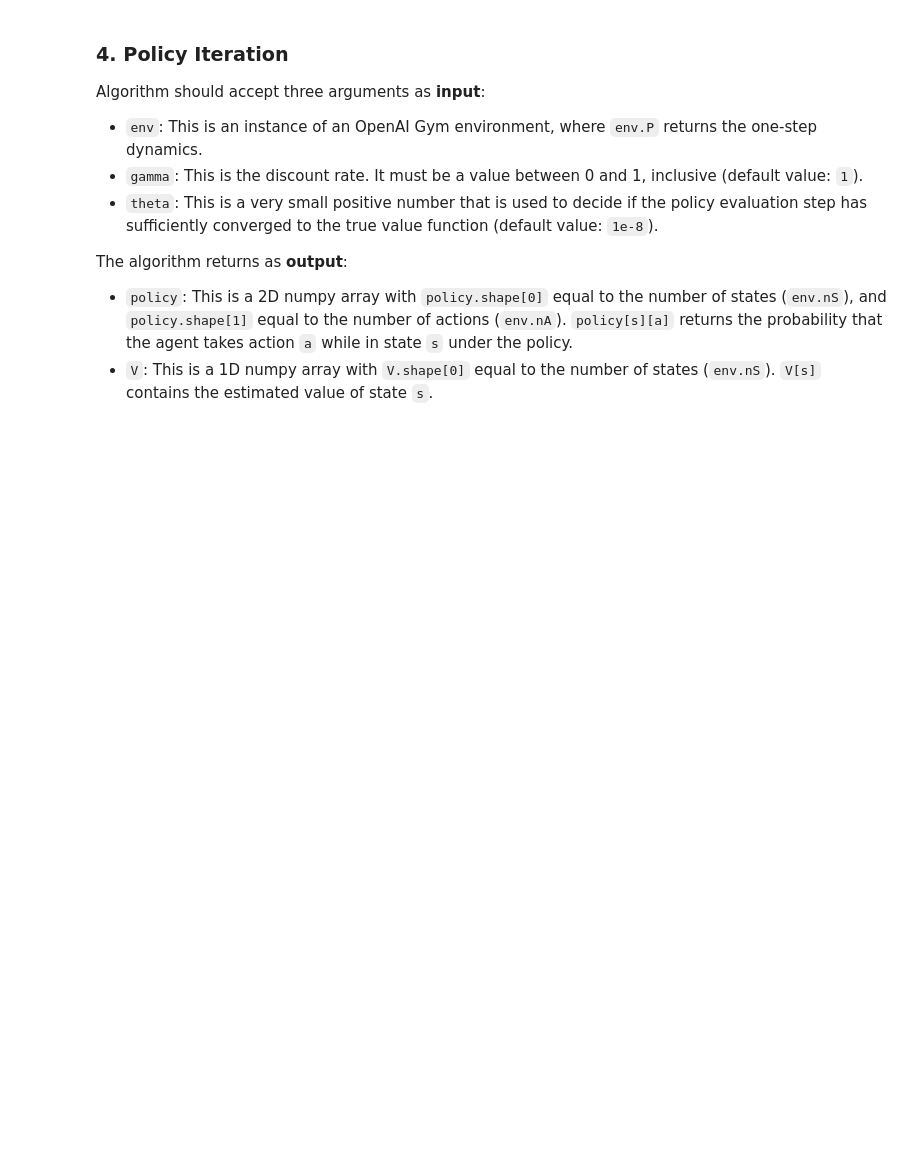
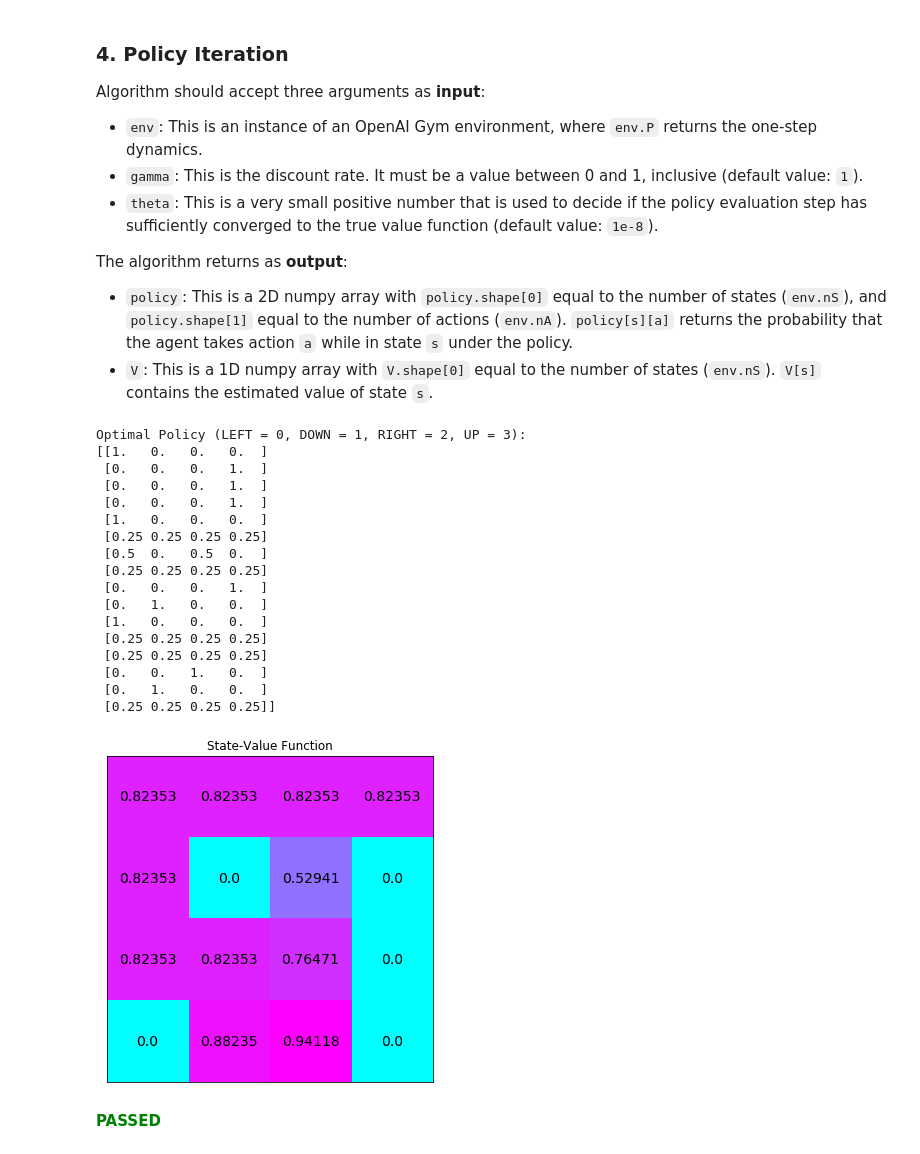
Before and after one commit to hoangchunghien/Frozen-Lake, a Jupyter notebook: dynamic_programming.ipynb, the cells around one changed output. Cells and saved outputs as stored; diff of their text form; code cells hidden in the pictures; blank space fills up the shorter version.

```diff
--- a/dynamic_programming.ipynb
+++ b/dynamic_programming.ipynb
@@ -173,6 +173,40 @@ def policy_iteration(env, gamma=1, theta=1e-8):
         new_policy = policy_improvement(env, V, gamma)
 
         # Stop if the policy is unchanged after an improvement step
-        if (np.all(policy, new_policy) )
+        if (new_policy == policy).all():
+            break
+
         policy = copy.copy(new_policy)
     return policy, V
+# %%
+# obtain the optimal policy and optimal state-value function
+policy_pi, V_pi = policy_iteration(env)
+
+# print the optimal policy
+print("\nOptimal Policy (LEFT = 0, DOWN = 1, RIGHT = 2, UP = 3):")
+print(policy_pi,"\n")
+
+plot_values(V_pi)
+# %% [output]
+Optimal Policy (LEFT = 0, DOWN = 1, RIGHT = 2, UP = 3):
+[[1.   0.   0.   0.  ]
+ [0.   0.   0.   1.  ]
+ [0.   0.   0.   1.  ]
+ [0.   0.   0.   1.  ]
+ [1.   0.   0.   0.  ]
+ [0.25 0.25 0.25 0.25]
+ [0.5  0.   0.5  0.  ]
+ [0.25 0.25 0.25 0.25]
+ [0.   0.   0.   1.  ]
+ [0.   1.   0.   0.  ]
+ [1.   0.   0.   0.  ]
+ [0.25 0.25 0.25 0.25]
+ [0.25 0.25 0.25 0.25]
+ [0.   0.   1.   0.  ]
+ [0.   1.   0.   0.  ]
+ [0.25 0.25 0.25 0.25]]
+[figure, added]
+# %%
+check_test.run_check('policy_iteration_check', policy_iteration)
+# %% [output]
+**<span style="color: green;">PASSED</span>**
```
Also changed, not shown: parts of 3 cells of this notebook.
